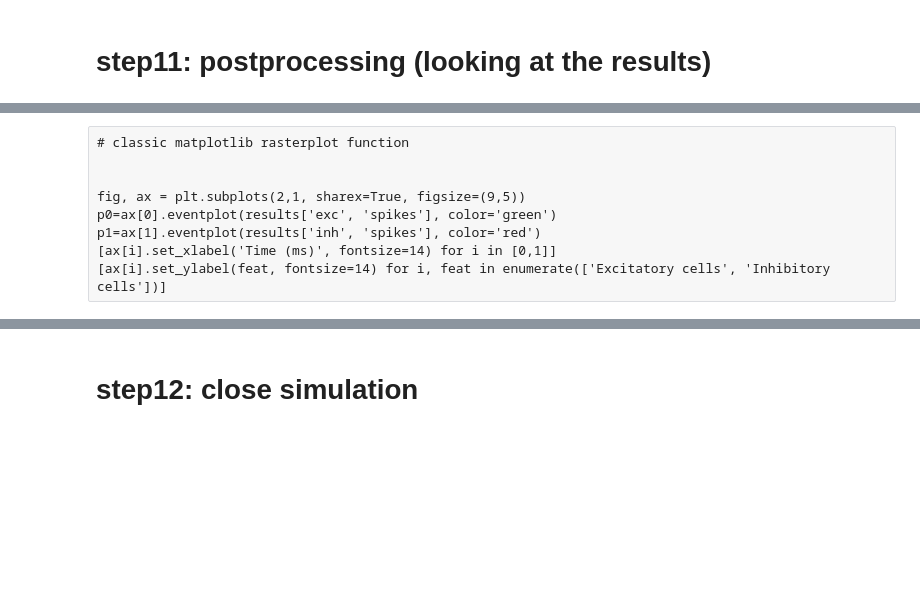
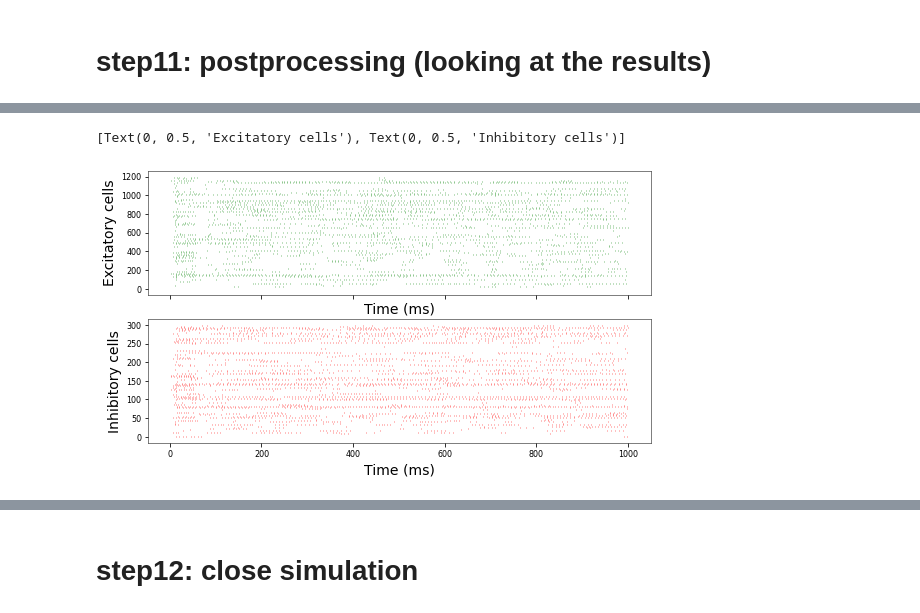
Before and after one commit to albertoarturovergani/CNT-2024, a Jupyter notebook: notebooks/paper_balance-network.ipynb, the cells around one changed output, grey strips where cells are left out. Cells and saved outputs as stored; diff of their text form; code cells hidden in the pictures; blank space fills up the shorter version.

```diff
--- a/notebooks/paper_balance-network.ipynb
+++ b/notebooks/paper_balance-network.ipynb
@@ -301,0 +278,4 @@ dict_keys([('exc', 'gsyn_inh'), ('exc', 'v'), ('exc', 'gsyn_exc'), ('exc', 'spik
+# %%
+stateVars.keys()
+results = pu.recover_results(stateVars)
+results.keys()
@@ -326,12 +317,14 @@ Figure(
-# %% [raw]
-# classic matplotlib rasterplot function
-
-
-fig, ax = plt.subplots(2,1, sharex=True, figsize=(9,5))
-p0=ax[0].eventplot(results['exc', 'spikes'], color='green')
-p1=ax[1].eventplot(results['inh', 'spikes'], color='red')
-[ax[i].set_xlabel('Time (ms)', fontsize=14) for i in [0,1]]
-[ax[i].set_ylabel(feat, fontsize=14) for i, feat in enumerate(['Excitatory cells', 'Inhibitory cells'])]
+# %%
+# classic matplotlib rasterplot function
+
+fig, ax = plt.subplots(2,1, sharex=True, figsize=(9,5))
+p0=ax[0].eventplot(results['exc', 'spikes'], color='green')
+p1=ax[1].eventplot(results['inh', 'spikes'], color='red')
+[ax[i].set_xlabel('Time (ms)', fontsize=14) for i in [0,1]]
+[ax[i].set_ylabel(feat, fontsize=14) for i, feat in enumerate(['Excitatory cells', 'Inhibitory cells'])]
+# %% [output]
+[Text(0, 0.5, 'Excitatory cells'), Text(0, 0.5, 'Inhibitory cells')]
+[figure, added]
 # %%
 # check spikes
 
```
Also changed, not shown: parts of 15 cells of this notebook, 9 other files.
